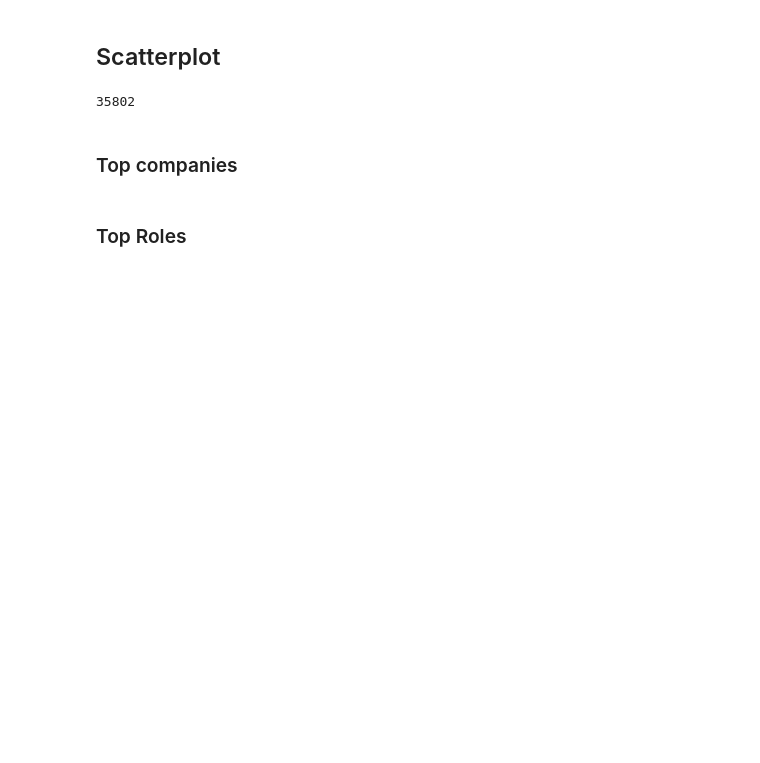
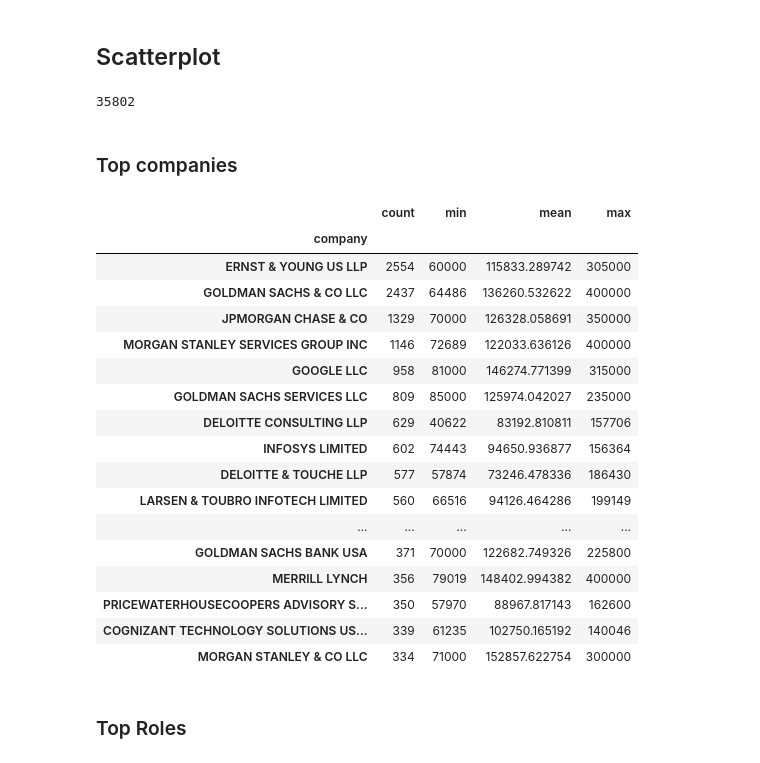
Before and after one commit to jelenalor/analyticsH1B, a Jupyter notebook: h1b_analytics.ipynb, the cells around one changed output. Drawn from its saved outputs; the diff is of its cells as text; code cells hidden in the pictures; blank space fills up the shorter version.

```diff
--- a/h1b_analytics.ipynb
+++ b/h1b_analytics.ipynb
@@ -176,6 +176,30 @@ dff_gp = dff.groupby("company").agg(\
 x = dff_gp.index
 y_count = dff_gp["count"].values
 y_choice = dff_gp["base_salary"].values
+# %%
+dff2 = dff.groupby("company", as_index=False).agg(["count", "min", "mean", "max"]).sort_values(by=("base_salary", "count"), ascending=False)
+dff2.columns = dff2.columns.get_level_values(1)
+# %%
+dff2
+# %% [output]
+|  | count | min | mean | max |
+| company |  |  |  |  |
+| ERNST & YOUNG US LLP | 2554 | 60000 | 115833.289742 | 305000 |
+| GOLDMAN SACHS & CO LLC | 2437 | 64486 | 136260.532622 | 400000 |
+| JPMORGAN CHASE & CO | 1329 | 70000 | 126328.058691 | 350000 |
+| MORGAN STANLEY SERVICES GROUP INC | 1146 | 72689 | 122033.636126 | 400000 |
+| GOOGLE LLC | 958 | 81000 | 146274.771399 | 315000 |
+| GOLDMAN SACHS SERVICES LLC | 809 | 85000 | 125974.042027 | 235000 |
+| DELOITTE CONSULTING LLP | 629 | 40622 | 83192.810811 | 157706 |
+| INFOSYS LIMITED | 602 | 74443 | 94650.936877 | 156364 |
+| DELOITTE & TOUCHE LLP | 577 | 57874 | 73246.478336 | 186430 |
+| LARSEN & TOUBRO INFOTECH LIMITED | 560 | 66516 | 94126.464286 | 199149 |
+| ... | ... | ... | ... | ... |
+| GOLDMAN SACHS BANK USA | 371 | 70000 | 122682.749326 | 225800 |
+| MERRILL LYNCH | 356 | 79019 | 148402.994382 | 400000 |
+| PRICEWATERHOUSECOOPERS ADVISORY S... | 350 | 57970 | 88967.817143 | 162600 |
+| COGNIZANT TECHNOLOGY SOLUTIONS US... | 339 | 61235 | 102750.165192 | 140046 |
+| MORGAN STANLEY & CO LLC | 334 | 71000 | 152857.622754 | 300000 |
 # %% [markdown]
 ### Top Roles
 # %%
```
Also changed, not shown: 3 other files.
